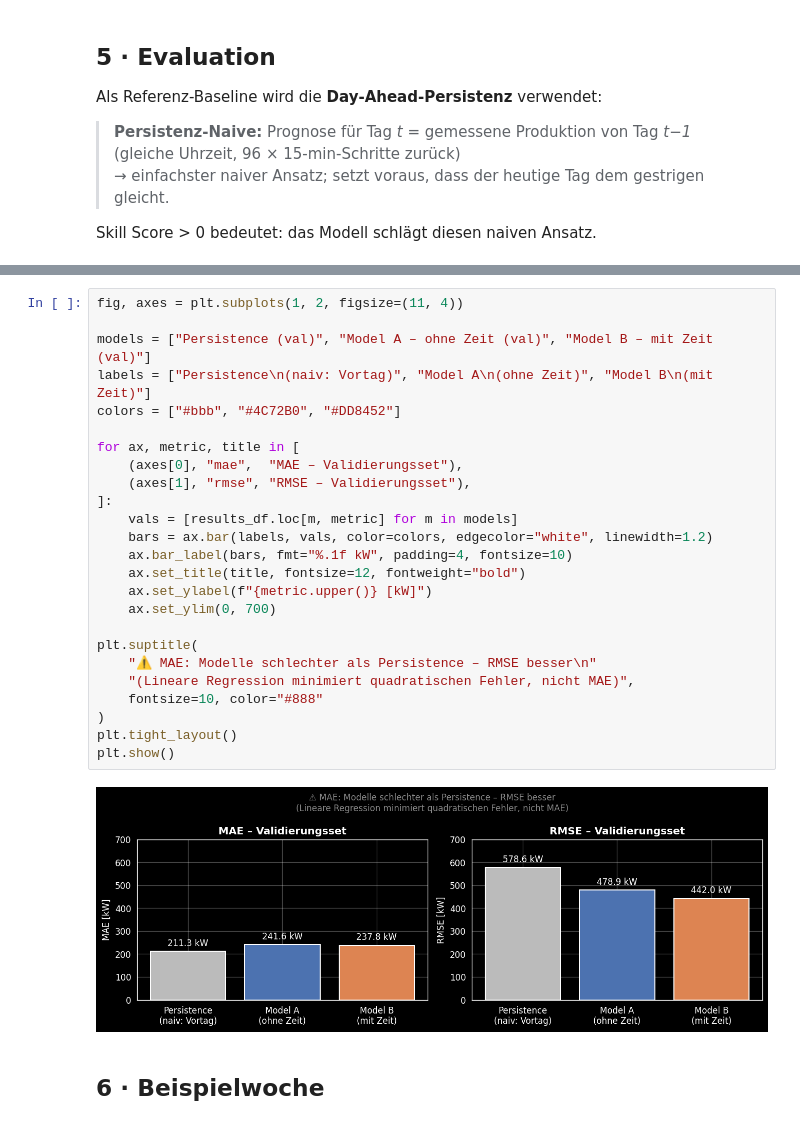
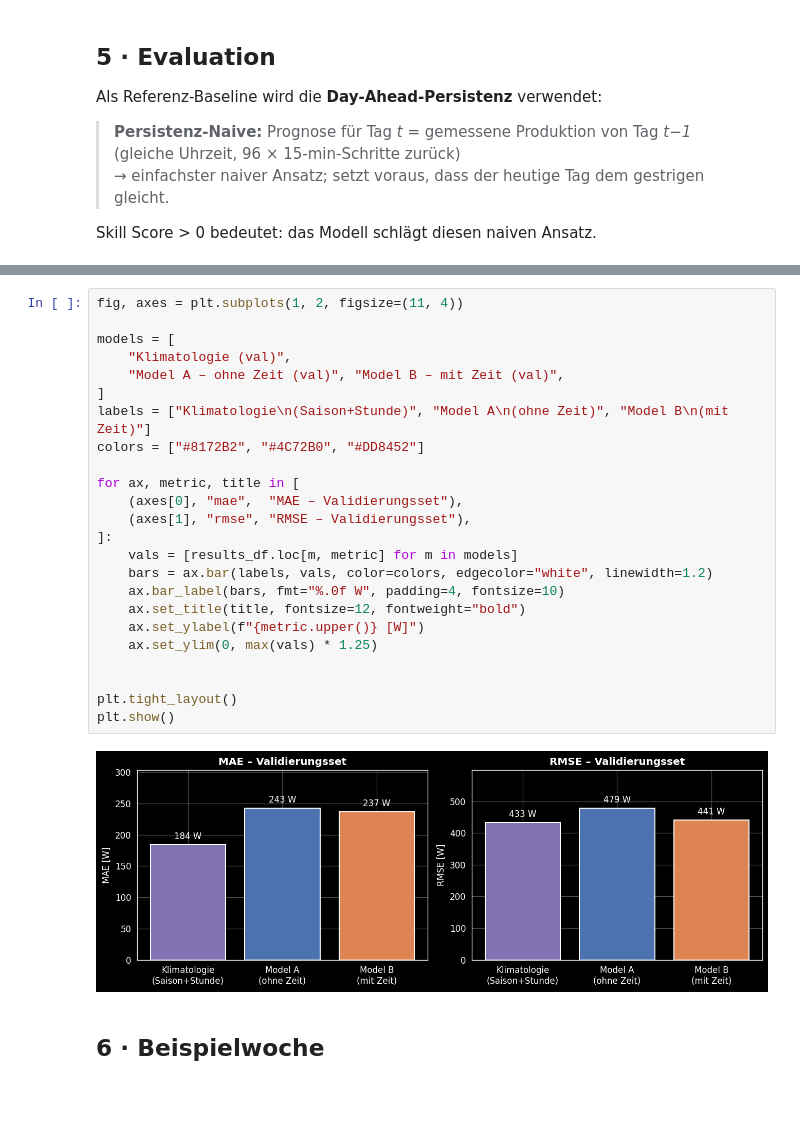
Before and after one commit to Anni075/KI-Project, a Jupyter notebook: notebooks/05_linear_regression.ipynb, the cells around one changed output, grey strips where cells are left out. Drawn from its saved outputs; the diff is of its cells as text; blank space fills up the shorter version.

Commit message:
draft models and results

```diff
--- a/notebooks/05_linear_regression.ipynb
+++ b/notebooks/05_linear_regression.ipynb
@@ -187,30 +198,29 @@ results_df[["rmse", "mae", "r2", "nrmse", "skill_mae"]].round(4)
 # %%
 fig, axes = plt.subplots(1, 2, figsize=(11, 4))
 
-models = ["Persistence (val)", "Model A – ohne Zeit (val)", "Model B – mit Zeit (val)"]
-labels = ["Persistence\n(naiv: Vortag)", "Model A\n(ohne Zeit)", "Model B\n(mit Zeit)"]
-colors = ["#bbb", "#4C72B0", "#DD8452"]
+models = [
+    "Klimatologie (val)",
+    "Model A – ohne Zeit (val)", "Model B – mit Zeit (val)",
+]
+labels = ["Klimatologie\n(Saison+Stunde)", "Model A\n(ohne Zeit)", "Model B\n(mit Zeit)"]
+colors = ["#8172B2", "#4C72B0", "#DD8452"]
 
 for ax, metric, title in [
     (axes[0], "mae",  "MAE – Validierungsset"),
     (axes[1], "rmse", "RMSE – Validierungsset"),
 ]:
     vals = [results_df.loc[m, metric] for m in models]
     bars = ax.bar(labels, vals, color=colors, edgecolor="white", linewidth=1.2)
-    ax.bar_label(bars, fmt="%.1f kW", padding=4, fontsize=10)
+    ax.bar_label(bars, fmt="%.0f W", padding=4, fontsize=10)
     ax.set_title(title, fontsize=12, fontweight="bold")
-    ax.set_ylabel(f"{metric.upper()} [kW]")
-    ax.set_ylim(0, 700)
+    ax.set_ylabel(f"{metric.upper()} [W]")
+    ax.set_ylim(0, max(vals) * 1.25)
 
-plt.suptitle(
-    "⚠ MAE: Modelle schlechter als Persistence – RMSE besser\n"
-    "(Lineare Regression minimiert quadratischen Fehler, nicht MAE)",
-    fontsize=10, color="#888"
-)
+
 plt.tight_layout()
 plt.show()
 # %% [output]
-[figure, old version]
+[figure, new version]
 # %% [markdown]
 ## 6 · Beispielwoche
 # %%
```
Also changed, not shown: parts of 9 cells of this notebook, 8 other files.
